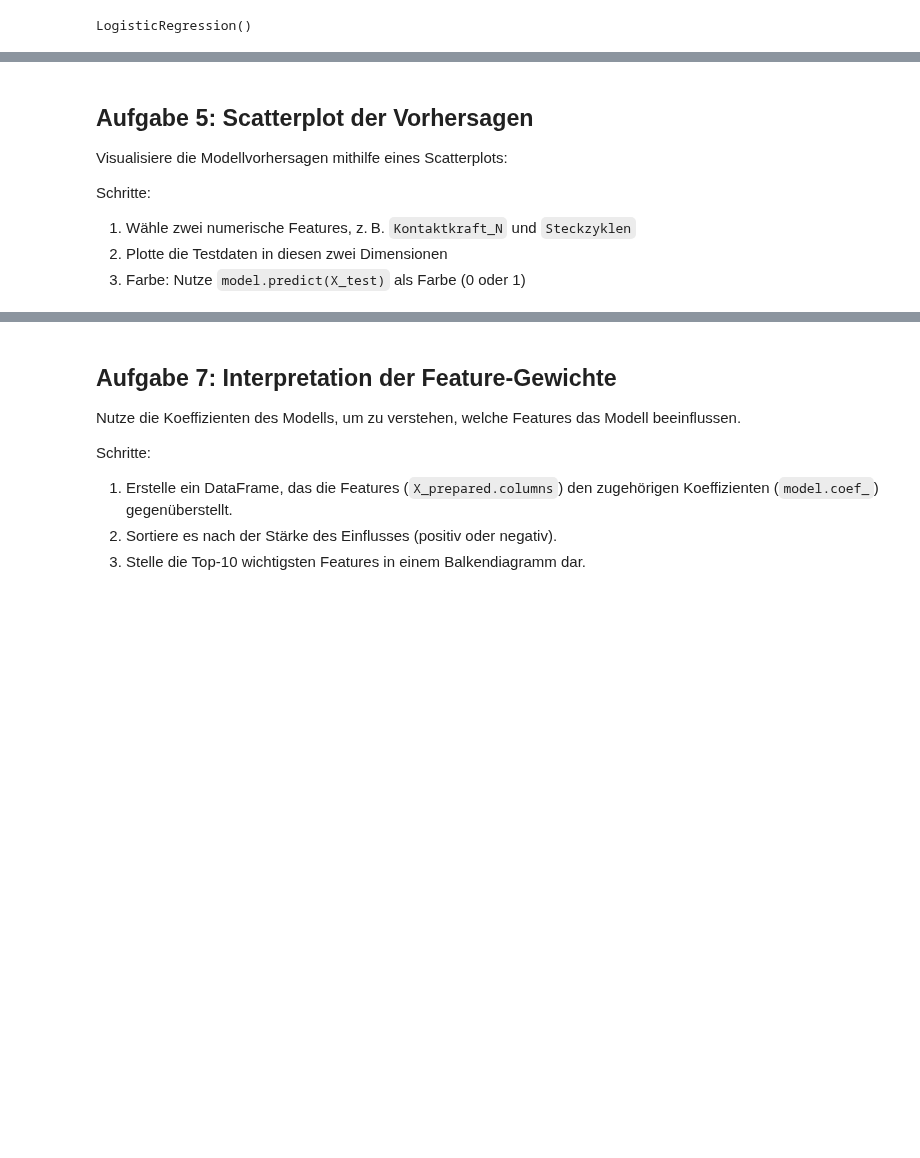
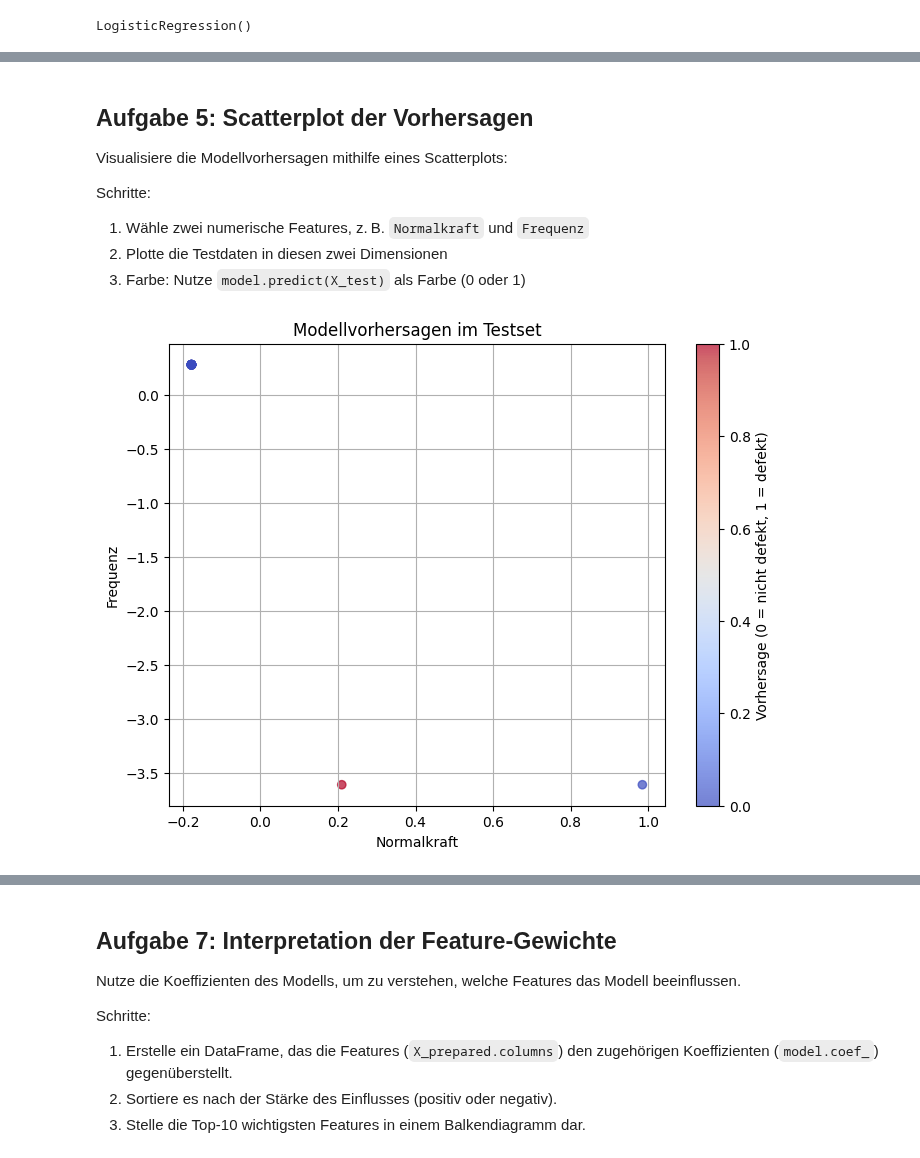
Before and after one commit to wolfromanlist/MLForEngineers, a Jupyter notebook: Notebooks/6-Lösungen.ipynb, the cells around one changed output, grey strips where cells are left out. Saved outputs shown, nothing was run; the diff lists cells and outputs as text; code cells hidden in the pictures; blank space fills up the shorter version.

```diff
--- a/Notebooks/6-Lösungen.ipynb
+++ b/Notebooks/6-Lösungen.ipynb
@@ -341,11 +359,30 @@ check_model_training(model, X_train, y_train_logreg)
 Visualisiere die Modellvorhersagen mithilfe eines Scatterplots:
 
 Schritte:
-1. Wähle zwei numerische Features, z. B. `Kontaktkraft_N` und `Steckzyklen`
+1. Wähle zwei numerische Features, z. B. `Normalkraft` und `Frequenz`
 2. Plotte die Testdaten in diesen zwei Dimensionen
 3. Farbe: Nutze `model.predict(X_test)` als Farbe (0 oder 1)
 # %%
-### Hier ist Platz für eure Lösung
+import matplotlib.pyplot as plt
+
+# Vorhersagen berechnen
+y_pred = model.predict(X_test)
+
+# Zwei Features auswählen
+x_feature = "Normalkraft"
+y_feature = "Frequenz"
+
+# Scatterplot der Testdaten, gefärbt nach Vorhersage
+plt.figure(figsize=(8, 6))
+plt.scatter(X_test[x_feature], X_test[y_feature], c=y_pred, cmap="coolwarm", alpha=0.7)
+plt.xlabel(x_feature)
+plt.ylabel(y_feature)
+plt.title("Modellvorhersagen im Testset")
+plt.colorbar(label="Vorhersage (0 = nicht defekt, 1 = defekt)")
+plt.grid(True)
+plt.show()
+# %% [output]
+[figure, added]
 # %% [markdown]
 ## Aufgabe 6: Modell evaluieren
 
```
Also changed, not shown: parts of 11 cells of this notebook, 2 other files.
